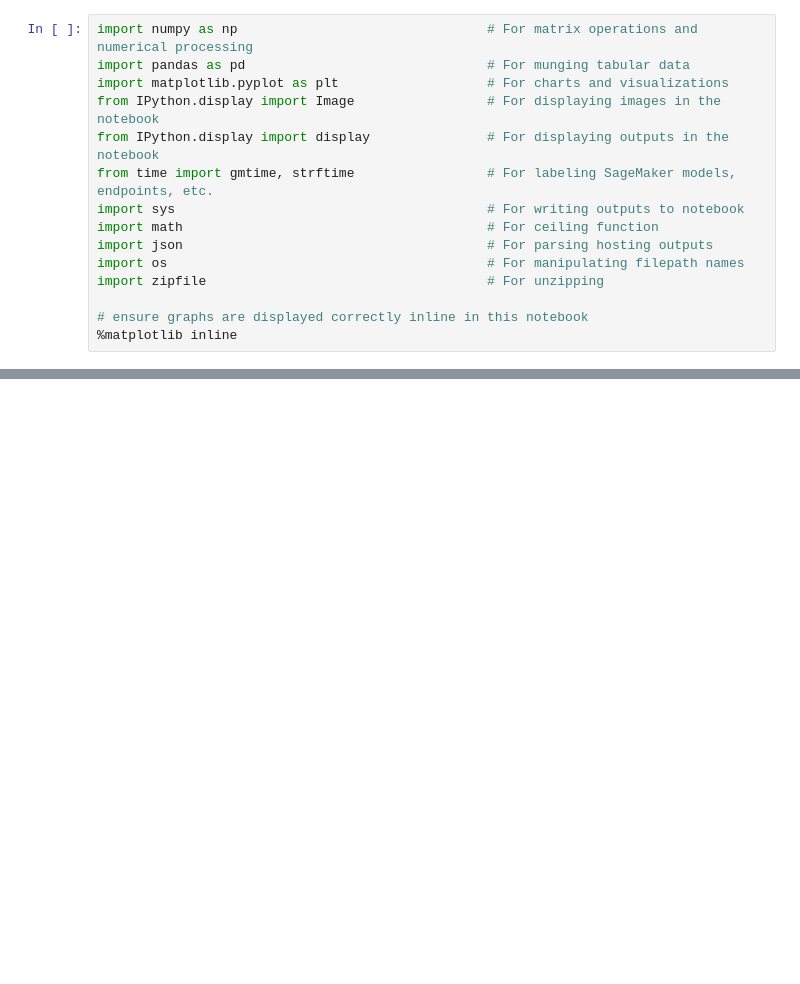
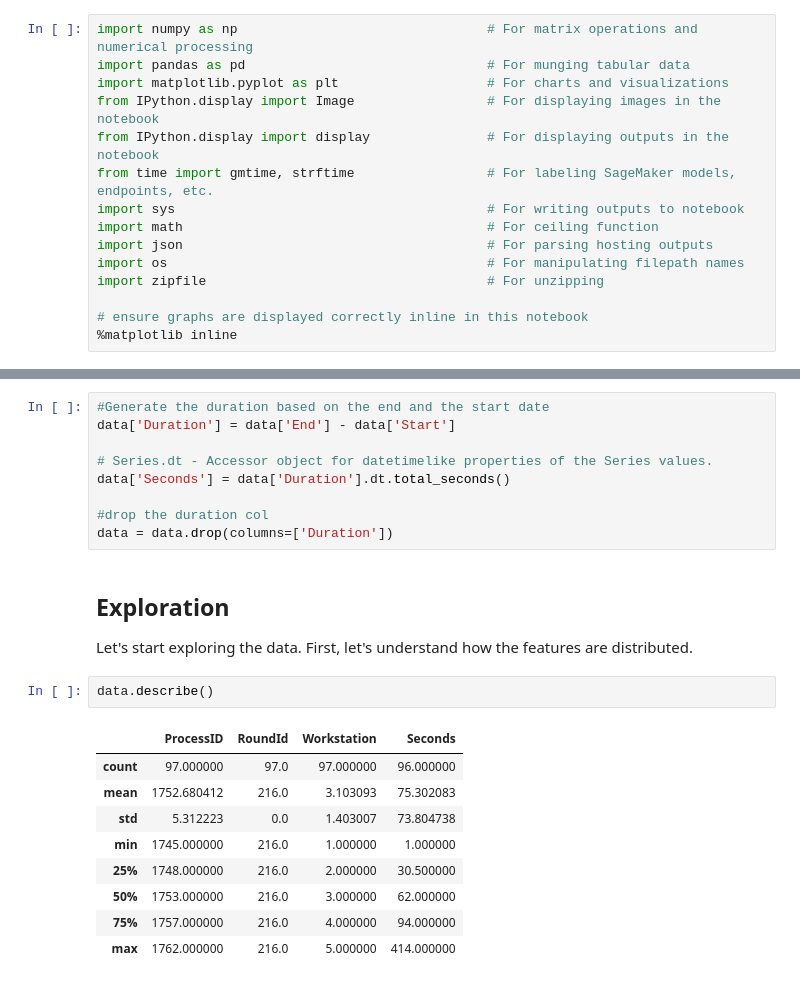
Before and after one commit to ThomasGVoss/LearningFactory, a Jupyter notebook: Lab_Data_Prep_with_Pandas.ipynb, the cells around one changed output, grey strips where cells are left out. Saved outputs shown, nothing was run; the diff lists cells and outputs as text; blank space fills up the shorter version.

```diff
--- a/Lab_Data_Prep_with_Pandas.ipynb
+++ b/Lab_Data_Prep_with_Pandas.ipynb
@@ -17,0 +134,24 @@ import zipfile                                    # For unzipping
+# %%
+#Generate the duration based on the end and the start date
+data['Duration'] = data['End'] - data['Start']
+
+# Series.dt - Accessor object for datetimelike properties of the Series values.
+data['Seconds'] = data['Duration'].dt.total_seconds()
+
+#drop the duration col
+data = data.drop(columns=['Duration'])
+# %% [markdown]
+## Exploration
+Let's start exploring the data. First, let's understand how the features are distributed.
+# %%
+data.describe()
+# %% [output]
+|  | ProcessID | RoundId | Workstation | Seconds |
+| count | 97.000000 | 97.0 | 97.000000 | 96.000000 |
+| mean | 1752.680412 | 216.0 | 3.103093 | 75.302083 |
+| std | 5.312223 | 0.0 | 1.403007 | 73.804738 |
+| min | 1745.000000 | 216.0 | 1.000000 | 1.000000 |
+| 25% | 1748.000000 | 216.0 | 2.000000 | 30.500000 |
+| 50% | 1753.000000 | 216.0 | 3.000000 | 62.000000 |
+| 75% | 1757.000000 | 216.0 | 4.000000 | 94.000000 |
+| max | 1762.000000 | 216.0 | 5.000000 | 414.000000 |
```
Also changed, not shown: parts of 14 cells of this notebook.
